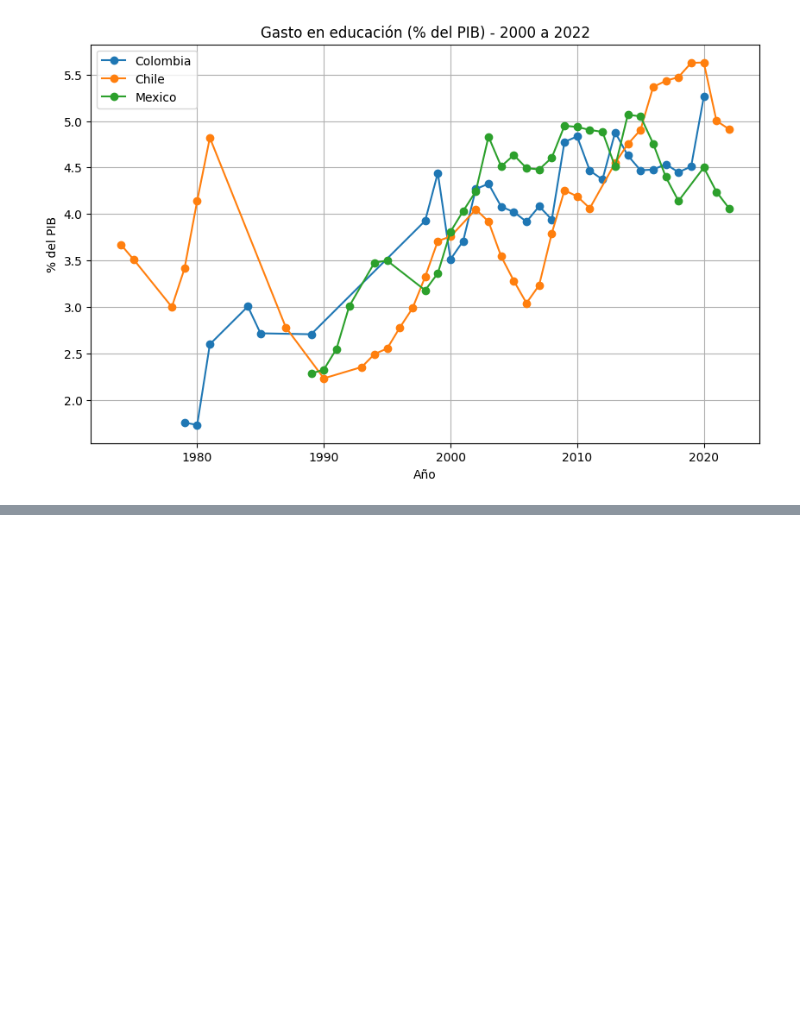
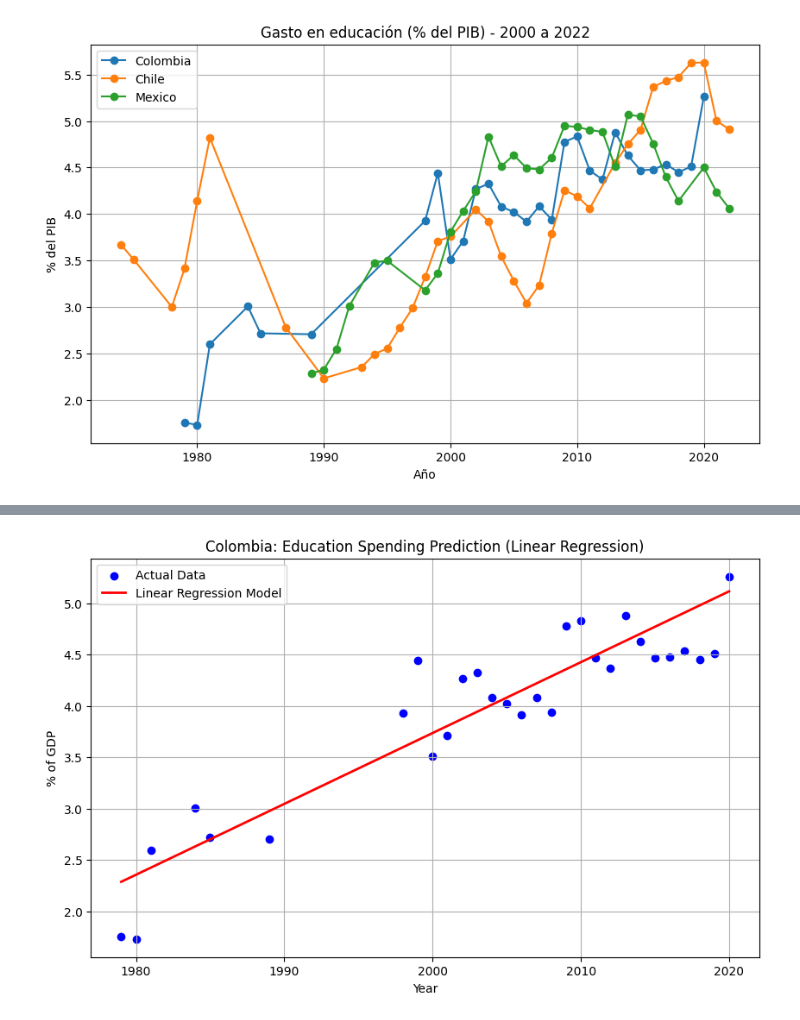
Before and after one commit to JuanDiegoLealSalazar/education-spending-and-outcomes, a Jupyter notebook: notebooks/01_load_data.ipynb, the cells around one changed output, grey strips where cells are left out. Drawn from its saved outputs; the diff is of its cells as text; code cells hidden in the pictures; blank space fills up the shorter version.

```diff
--- a/notebooks/01_load_data.ipynb
+++ b/notebooks/01_load_data.ipynb
@@ -69,0 +123,20 @@ plt.show()
+# %%
+plt.figure(figsize=(10, 6))
+
+# Datos reales
+plt.scatter(X, y, color='blue', label='Actual Data')
+
+# Línea de predicción del modelo
+plt.plot(X, model.predict(X), color='red', linewidth=2, label='Linear Regression Model')
+
+plt.title('Colombia: Education Spending Prediction (Linear Regression)')
+plt.xlabel('Year')
+plt.ylabel('% of GDP')
+plt.legend()
+plt.grid(True)
+
+# Guardar esta nueva imagen
+plt.savefig('../reports/02_ml_regression.png', dpi=300, bbox_inches='tight')
+plt.show()
+# %% [output]
+[figure, added]
```
Also changed, not shown: parts of 2 cells of this notebook, 1 other file.
